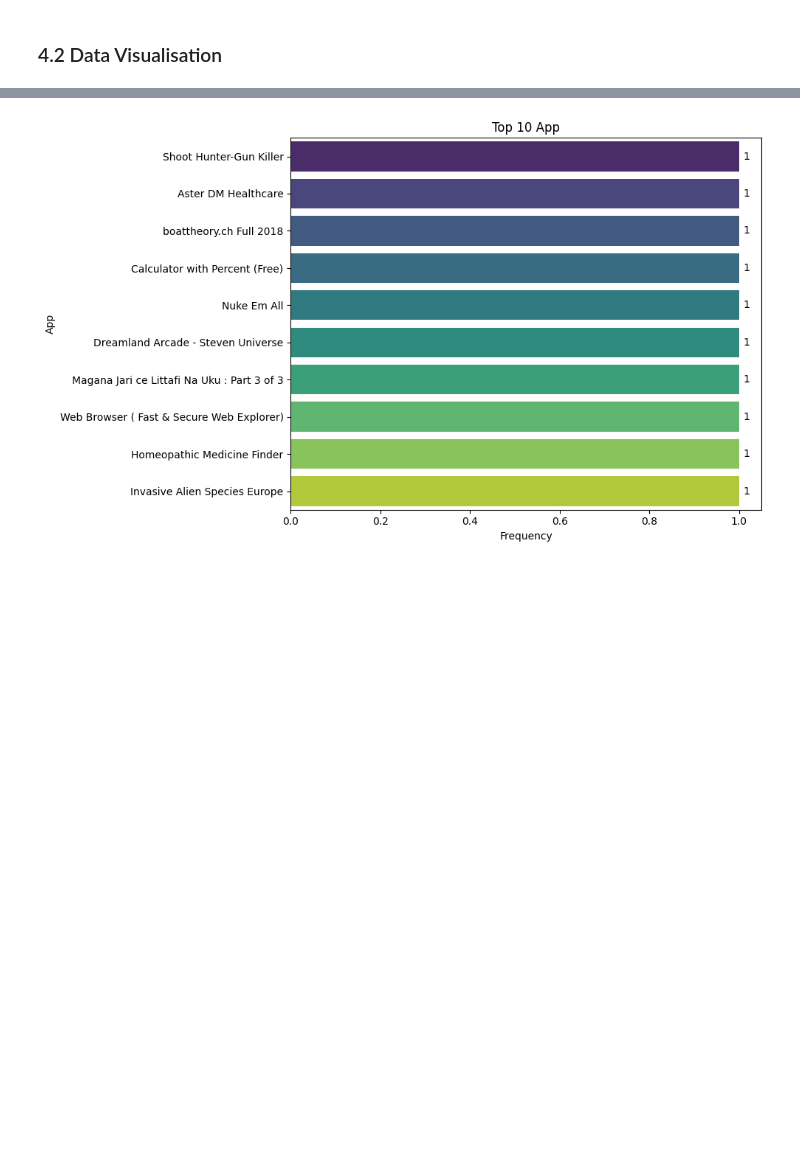
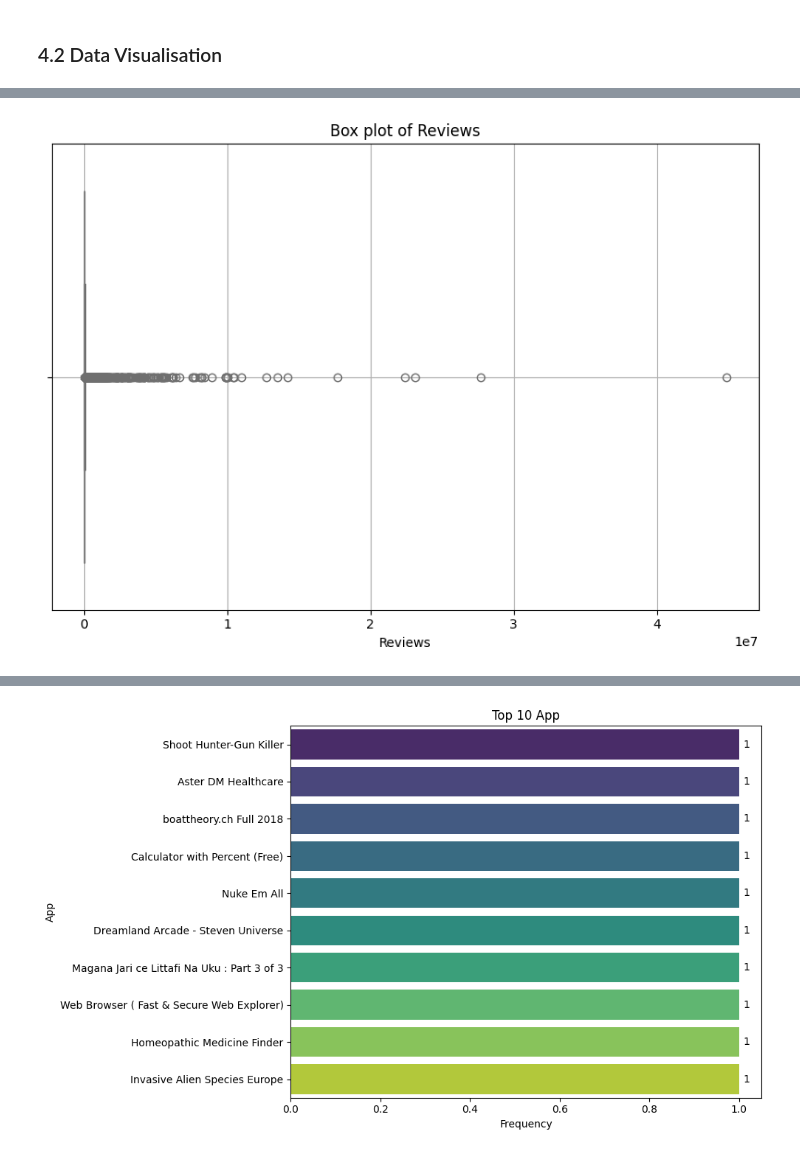
Before and after one commit to jjosorioc/Project-ADES-MESW0009, a Jupyter notebook: dataset_analysis.ipynb, the cells around one changed output, grey strips where cells are left out. Saved outputs shown, nothing was run; the diff lists cells and outputs as text; code cells hidden in the pictures; blank space fills up the shorter version.

```diff
--- a/dataset_analysis.ipynb
+++ b/dataset_analysis.ipynb
@@ -522,0 +543,11 @@ for col in df.select_dtypes(include='number').columns:
+# %%
+# Box plot of Reviews
+plt.figure(figsize=(8, 6))
+sns.boxplot(x=df['Reviews'], color='skyblue')
+plt.xlabel('Reviews')
+plt.title('Box plot of Reviews')
+plt.grid(True)
+plt.tight_layout()
+plt.show()
+# %% [output]
+[figure, added]
```
Also changed, not shown: parts of 20 cells of this notebook.
